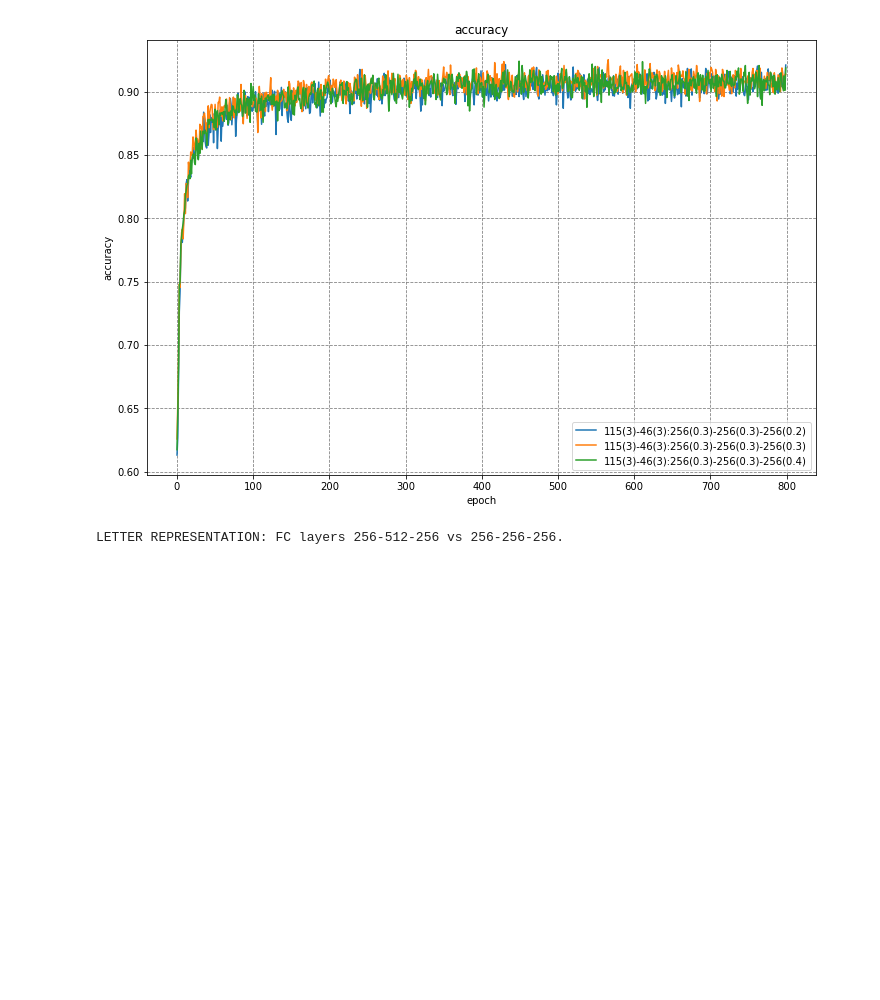
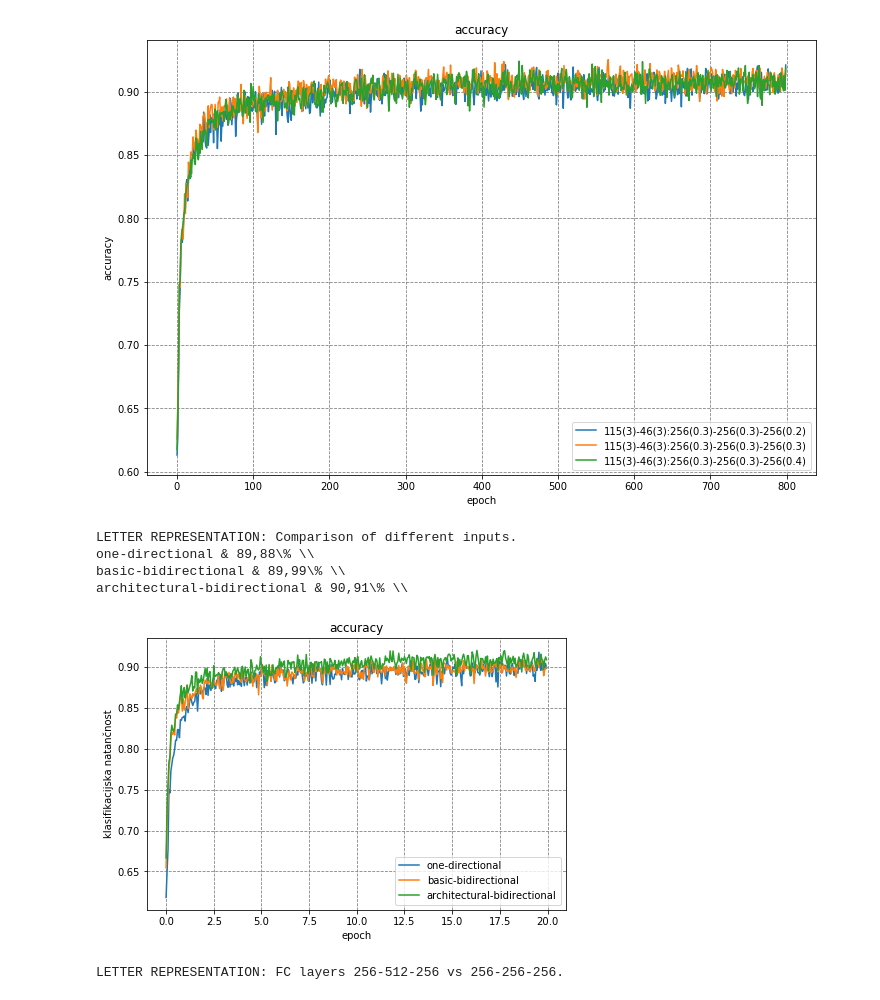
Before and after one commit to lkrsnik/accetuation, a Jupyter notebook: cnn/word_accetuation/cnn_dictionary/results_presentation.ipynb, the cells around one changed output. Drawn from its saved outputs; the diff is of its cells as text; code cells hidden in the pictures; blank space fills up the shorter version.

```diff
--- a/cnn/word_accetuation/cnn_dictionary/results_presentation.ipynb
+++ b/cnn/word_accetuation/cnn_dictionary/results_presentation.ipynb
@@ -310,6 +330,15 @@ draw_plots(inputs_testing_different_dropouts, epoch_number=40, validation_data=T
 # %% [output]
 LETTER REPRESENTATION: Testing different dropouts.
 [figure]
+# %%
+print('LETTER REPRESENTATION: Comparison of different inputs.')
+draw_plots(inputs_word_accentuation_bidirectional_inputs, epoch_number=20, validation_data=True)
+# %% [output]
+LETTER REPRESENTATION: Comparison of different inputs.
+one-directional & 89,88\% \\
+basic-bidirectional & 89,99\% \\
+architectural-bidirectional & 90,91\% \\
+[figure, added]
 # %%
 print('LETTER REPRESENTATION: FC layers 256-512-256 vs 256-256-256.')
 draw_plots(inputs_testing_different_fc_layers, epoch_number=40, validation_data=True)
```
Also changed, not shown: parts of 2 cells of this notebook, 9 other files.
